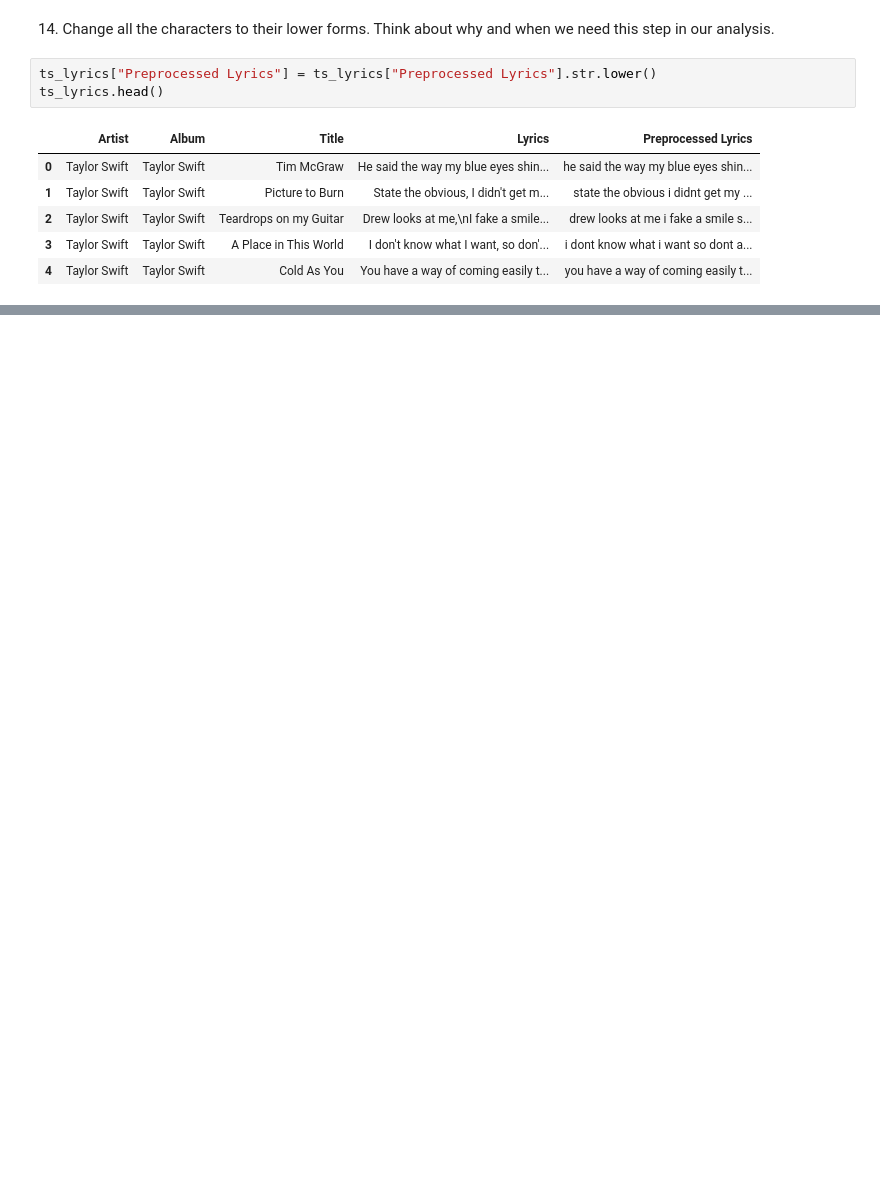
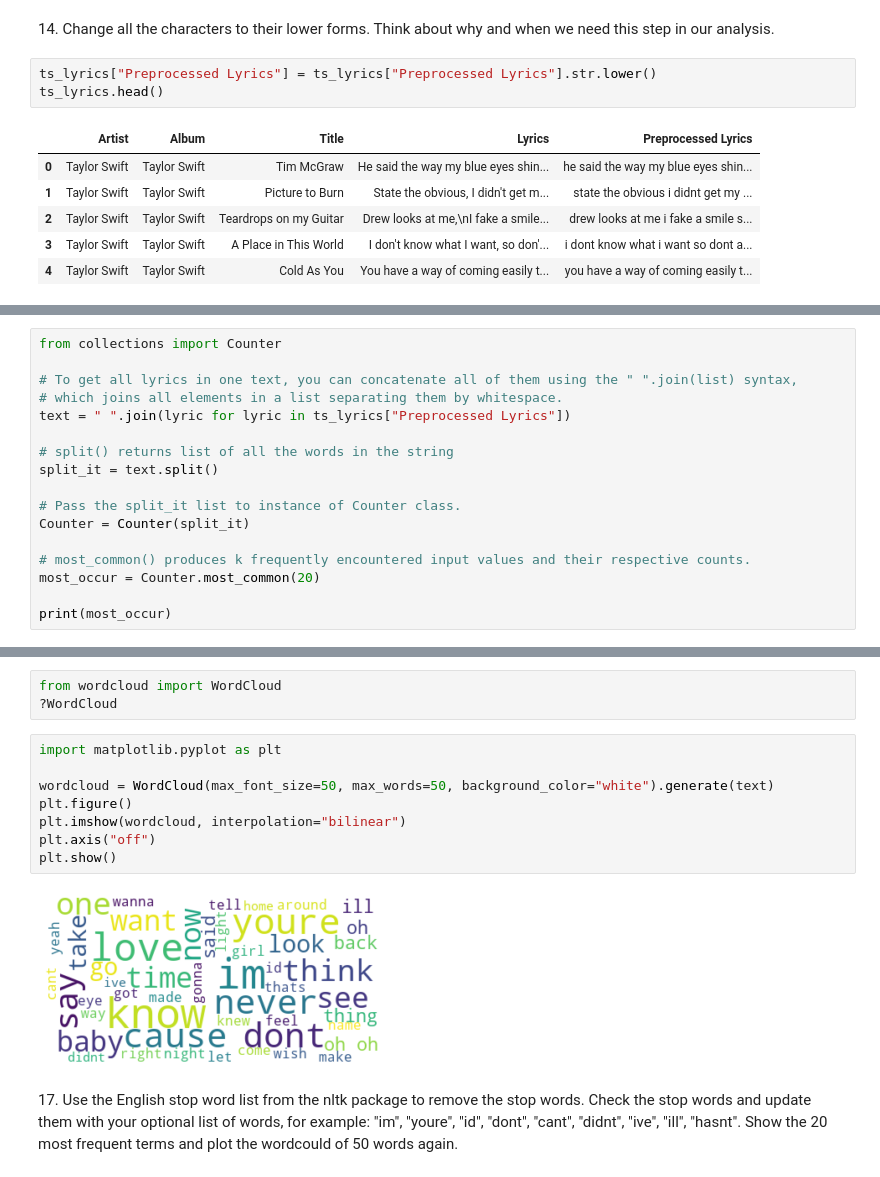
Before and after one commit to bagheria/applied_tm, a Jupyter notebook: monday/Practicals/Practical 1.ipynb, the cells around one changed output, grey strips where cells are left out. Cells and saved outputs as stored; diff of their text form; blank space fills up the shorter version.

```diff
--- a/monday/Practicals/Practical 1.ipynb
+++ b/monday/Practicals/Practical 1.ipynb
@@ -238,0 +222,17 @@ tokenizer.tokenize(b)
+# %%
+from collections import Counter
+
+# To get all lyrics in one text, you can concatenate all of them using the " ".join(list) syntax,
+# which joins all elements in a list separating them by whitespace.
+text = " ".join(lyric for lyric in ts_lyrics["Preprocessed Lyrics"])
+
+# split() returns list of all the words in the string
+split_it = text.split()
+
+# Pass the split_it list to instance of Counter class.
+Counter = Counter(split_it)
+
+# most_common() produces k frequently encountered input values and their respective counts.
+most_occur = Counter.most_common(20)
+
+print(most_occur)
@@ -238,0 +258,15 @@ tokenizer.tokenize(b)
+# %%
+from wordcloud import WordCloud
+?WordCloud
+# %%
+import matplotlib.pyplot as plt
+
+wordcloud = WordCloud(max_font_size=50, max_words=50, background_color="white").generate(text)
+plt.figure()
+plt.imshow(wordcloud, interpolation="bilinear")
+plt.axis("off")
+plt.show()
+# %% [output]
+[figure, added]
+# %% [markdown]
+17\. Use the English stop word list from the nltk package to remove the stop words. Check the stop words and update them with your optional list of words, for example: "im", "youre", "id", "dont", "cant", "didnt", "ive", "ill", "hasnt". Show the 20 most frequent terms and plot the wordcould of 50 words again.
```
Also changed, not shown: parts of 53 cells of this notebook.
